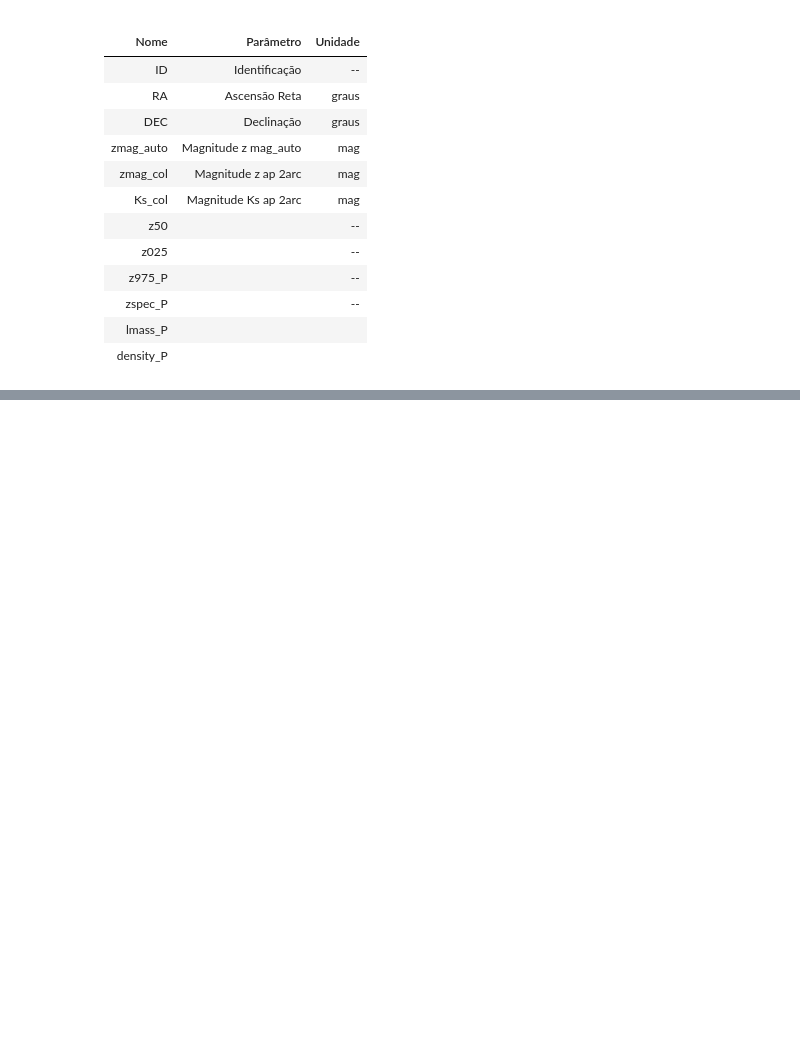
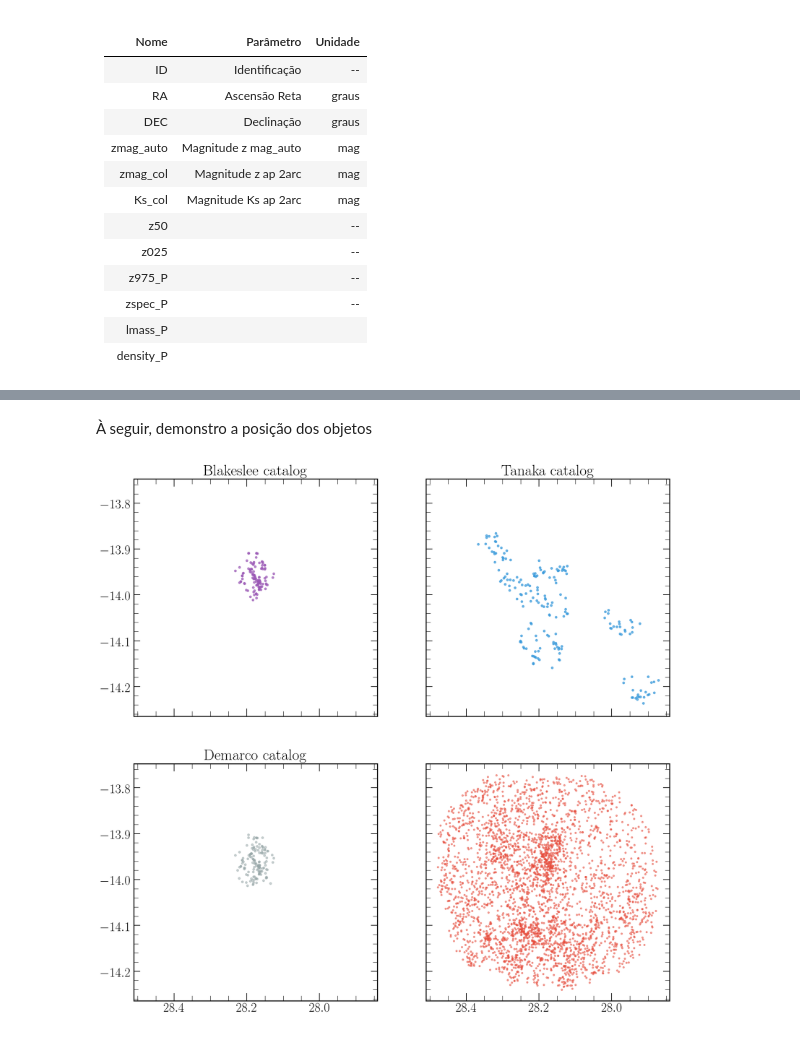
Before and after one commit to anaposses/RXJ0152, a Jupyter notebook: 00-Catalogos/modificando_cat.ipynb, the cells around one changed output, grey strips where cells are left out. Drawn from its saved outputs; the diff is of its cells as text; code cells hidden in the pictures; blank space fills up the shorter version.

```diff
--- a/00-Catalogos/modificando_cat.ipynb
+++ b/00-Catalogos/modificando_cat.ipynb
@@ -8,6 +8,24 @@ from astropy.io import fits
 import numpy as np
 import pandas as pd
 import math
+# %%
+plt.rc('text', usetex=True)
+plt.rc('font', family='serif', size = 20)
+plt.rcParams['axes.linewidth'] = 1.5
+plt.rcParams['xtick.major.size'] = 12
+plt.rcParams['xtick.minor.size'] = 8
+plt.rcParams['ytick.major.size'] = 10
+plt.rcParams['ytick.minor.size'] = 7
+plt.rcParams['ytick.minor.size'] = 7
+plt.rcParams['xtick.minor.visible'] = True
+plt.rcParams['ytick.minor.visible'] = True
+plt.rcParams['xtick.top'] = True
+plt.rcParams['xtick.direction'] = 'in'
+plt.rcParams['ytick.direction'] = 'in'
+plt.rcParams['ytick.right'] = True
+
+plt.rcParams['xtick.major.width']  = 1
+plt.rcParams['ytick.major.width']  = 1
 # %% [markdown]
 **Motivação**: Esse código foi criado apenas após meses de trabalho no projeto pois percebi a necessidade de preservar em apenas uma pasta todas as modificações realizadas no catálogo. Até então, eu havia adicionado, corrigido e manipulado os parâmetros em pastas diferentes. Isso gera uma confusão na hora de saber qual é o catálogo mais atual e uma mudança frequente de nomes para cada nova versão. Portanto compilei todas as modificações em um único notebook, gerando ao final de cada rodada apenas um arquivo de texto com nome único.
 # %% [markdown]
@@ -166,0 +195,23 @@ cat_patel.columns = ['ID_P','RA_P','DEC_P','zmag_auto_P','zmag_col_P','Ks_col_P'
+# %% [markdown]
+À seguir, demonstro a posição dos objetos
+# %%
+f, axarr = plt.subplots(2, 2, figsize = (15,15), sharex = True, sharey = True)
+# Paleta de cores
+flatui = ["#9b59b6", "#3498db", "#95a5a6", "#e74c3c", "#34495e", "#2ecc71"]
+
+axarr[0,0].scatter(cat_blakeslee['RA_B'],cat_blakeslee['DEC_B'],s = 10, label = 'Blakeslee', alpha=0.7, c = flatui[0] )
+axarr[0,0].set_title('Blakeslee catalog')
+
+axarr[0,1].scatter(cat_tanaka['RA_T'],cat_tanaka['DEC_T'],s = 10, label = 'Tanaka', c = flatui[1],alpha=0.7)
+axarr[0,1].set_title('Tanaka catalog')
+
+axarr[1,0].scatter(cat_demarco['RA_D'],cat_demarco['DEC_D'],s = 10, label = 'Demarco', alpha =0.5, c = flatui[2])
+axarr[1,0].set_title('Demarco catalog')
+
+axarr[1,1].scatter(cat_patel['RA_P'],cat_patel['DEC_P'], label = 'Patel',s = 6, c = flatui[3],alpha =0.5)
+
+plt.gca().invert_xaxis()
+
+plt.savefig('targets_catalogs.pdf')
+# %% [output]
+[figure, added]
```
Also changed, not shown: parts of 2 cells of this notebook, 1 other file.
